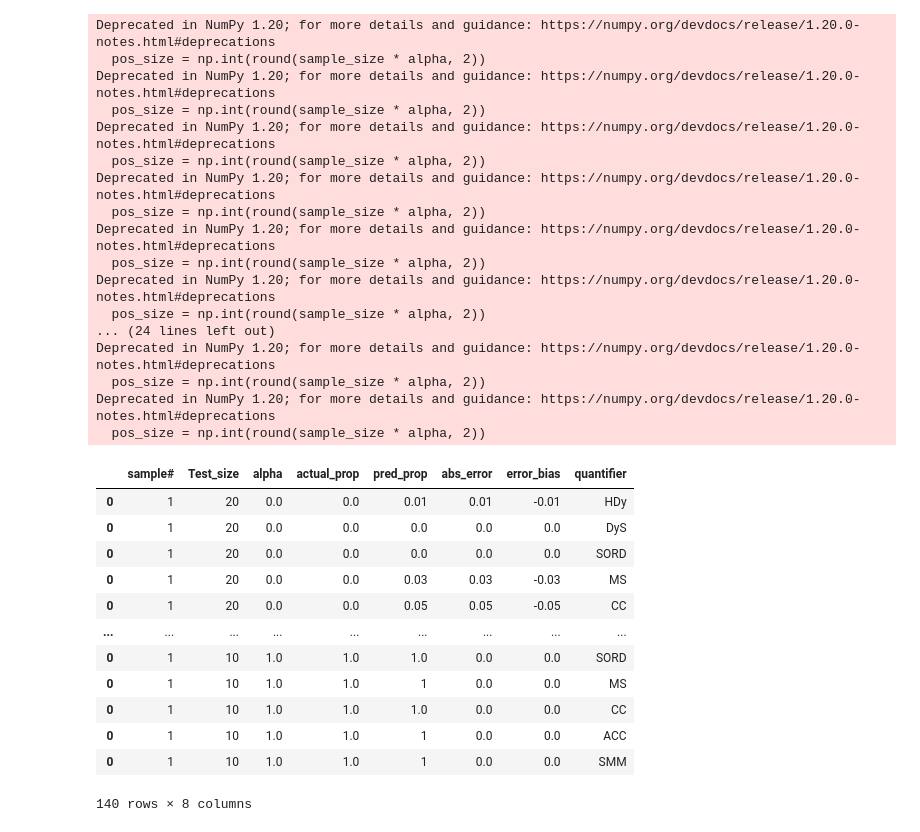
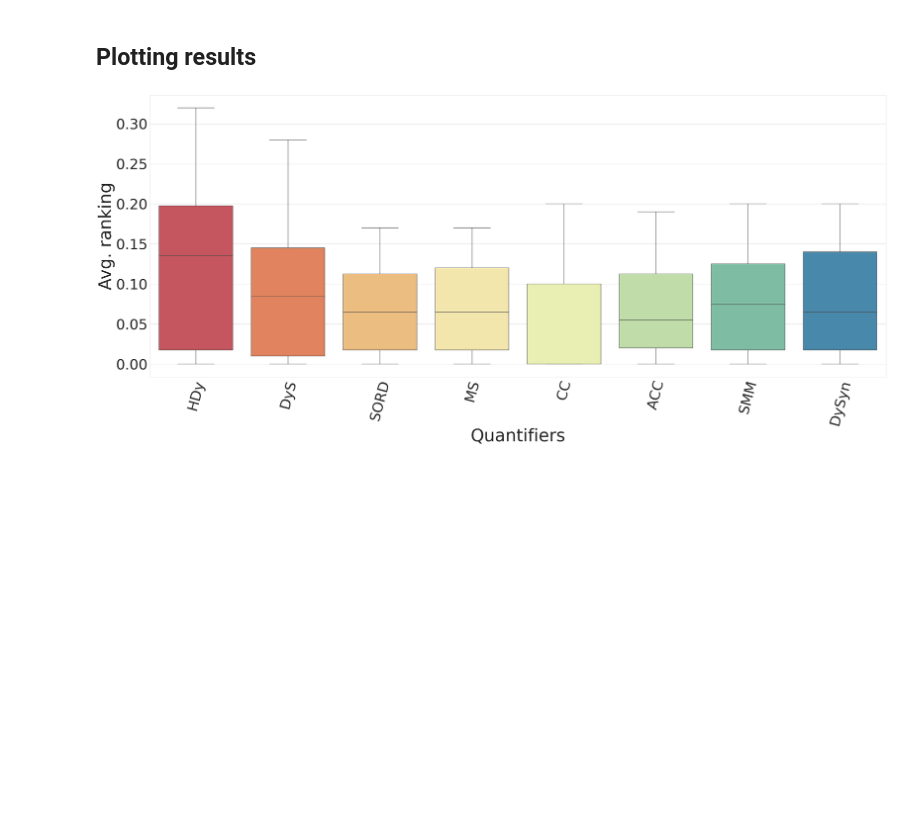
Before and after one commit to andregustavom/quantifiers4python, a Jupyter notebook: run.ipynb, the cells around one changed output. Cells and saved outputs as stored; diff of their text form; code cells hidden in the pictures; blank space fills up the shorter version.

```diff
--- a/run.ipynb
+++ b/run.ipynb
@@ -53,6 +49,8 @@ from quantifiers.MS import MS
 from quantifiers.T50 import T50
 from quantifiers.EMQ import EMQ
 from quantifiers.CC import CC
+from quantifiers.DySyn import DySyn
+
 
 """This function is an interface for running different quantification methods.
 
@@ -85,13 +83,16 @@ def apply_quantifier(qntMethod, p_score, n_score,test_score, TprFpr, thr, measur
     if qntMethod == "ACC":
         return ACC(test_score, TprFpr)
     if qntMethod == "EMQ":
-        return EMQ(p_score, n_score, test_score)
+        print("EMQ has some bugs!")
+        return 0#EMQ(p_score, n_score, test_score)
     if qntMethod == "SMM":
         return SMM(p_score, n_score, test_score)
     if qntMethod == "HDy":
         return HDy(p_score, n_score, test_score)
     if qntMethod == "DyS":
         return DyS(p_score, n_score, test_score, measure)
+    if qntMethod == "DySyn":
+        return DySyn(test_score)
     if qntMethod == "SORD":
         return SORD(p_score, n_score, test_score)
     if qntMethod == "MS":
@@ -122,7 +123,7 @@ def run_expereiment(X, y):
    #>>>>>>>..............Experimental_setup............>>>>>>>>>>
    vdist = ["topsoe", "jensen_difference", "prob_symm", "ord", "sord", "hellinger"]
    names_vdist = ["TS", "JD", "PS", "ORD", "SORD", "HD"]
-   counters    = ["HDy","DyS-TS","SORD", "MS", "CC", "ACC","SMM"]
+   counters    = ["HDy","DyS-TS","SORD", "MS", "CC", "ACC","SMM", "DySyn"]
    measure     = "topsoe"                   #default measure for DyS
 
    niterations = 1 #how many replicates it will take
@@ -150,17 +151,12 @@ def run_expereiment(X, y):
    df_test_pos = df_test.loc[df_test['class'] == 1] # seperating positive test examples
    df_test_neg = df_test.loc[df_test['class'] == 0] # seperating negative test examples
 
-   max_allowed = min(len(df_test_pos), len(df_test_neg))
-
-
    table=pd.DataFrame()
    for sample_size in batch_sizes:   #[10,100,500], batch_sizes, Varying test set sizes
 
       for alpha in alpha_values: #   Varying positive class distribution
          abs_error = []
          error = []
-         n_pos_pred = []
-         ms_per_example = []
          for iter in range(niterations):
 
             pos_size = np.int(round(sample_size * alpha, 2))
@@ -207,35 +203,36 @@ X = dts.drop(['class'], axis=1)
 y = dts['class']
 
 
-run_expereiment(X, y)
+result = run_expereiment(X, y)
-# %% [output]
-Deprecated in NumPy 1.20; for more details and guidance: https://numpy.org/devdocs/release/1.20.0-notes.html#deprecations
-  pos_size = np.int(round(sample_size * alpha, 2))
-Deprecated in NumPy 1.20; for more details and guidance: https://numpy.org/devdocs/release/1.20.0-notes.html#deprecations
-  pos_size = np.int(round(sample_size * alpha, 2))
-Deprecated in NumPy 1.20; for more details and guidance: https://numpy.org/devdocs/release/1.20.0-notes.html#deprecations
-  pos_size = np.int(round(sample_size * alpha, 2))
-Deprecated in NumPy 1.20; for more details and guidance: https://numpy.org/devdocs/release/1.20.0-notes.html#deprecations
-  pos_size = np.int(round(sample_size * alpha, 2))
-Deprecated in NumPy 1.20; for more details and guidance: https://numpy.org/devdocs/release/1.20.0-notes.html#deprecations
-  pos_size = np.int(round(sample_size * alpha, 2))
-Deprecated in NumPy 1.20; for more details and guidance: https://numpy.org/devdocs/release/1.20.0-notes.html#deprecations
-  pos_size = np.int(round(sample_size * alpha, 2))
-... (24 lines left out)
-Deprecated in NumPy 1.20; for more details and guidance: https://numpy.org/devdocs/release/1.20.0-notes.html#deprecations
-  pos_size = np.int(round(sample_size * alpha, 2))
-Deprecated in NumPy 1.20; for more details and guidance: https://numpy.org/devdocs/release/1.20.0-notes.html#deprecations
-  pos_size = np.int(round(sample_size * alpha, 2))
-|  | sample# | Test_size | alpha | actual_prop | pred_prop | abs_error | error_bias | quantifier |
-| 0 | 1 | 20 | 0.0 | 0.0 | 0.01 | 0.01 | -0.01 | HDy |
-| 0 | 1 | 20 | 0.0 | 0.0 | 0.0 | 0.0 | 0.0 | DyS |
-| 0 | 1 | 20 | 0.0 | 0.0 | 0.0 | 0.0 | 0.0 | SORD |
-| 0 | 1 | 20 | 0.0 | 0.0 | 0.03 | 0.03 | -0.03 | MS |
-| 0 | 1 | 20 | 0.0 | 0.0 | 0.05 | 0.05 | -0.05 | CC |
-| ... | ... | ... | ... | ... | ... | ... | ... | ... |
-| 0 | 1 | 10 | 1.0 | 1.0 | 1.0 | 0.0 | 0.0 | SORD |
-| 0 | 1 | 10 | 1.0 | 1.0 | 1 | 0.0 | 0.0 | MS |
-| 0 | 1 | 10 | 1.0 | 1.0 | 1.0 | 0.0 | 0.0 | CC |
-| 0 | 1 | 10 | 1.0 | 1.0 | 1 | 0.0 | 0.0 | ACC |
-| 0 | 1 | 10 | 1.0 | 1.0 | 1 | 0.0 | 0.0 | SMM |
-140 rows × 8 columns
+# %% [markdown]
+## Plotting results
+# %%
+
+import  matplotlib.pyplot as plt
+import seaborn as sns
+
+sample = result
+margin_left = 0.05
+margin_right= 0.99
+margin_top = 0.99
+margin_bottom = .23
+plt_width = 38
+plt_heigth = 18
+plot_rotation = 75
+axis_font_size = 50
+labels_size = 60
+
+with sns.axes_style("whitegrid"), sns.color_palette('Spectral', sample['quantifier'].nunique()):
+    plt.figure(figsize=(plt_width,plt_heigth))
+    plt.subplots_adjust(left=margin_left, bottom=margin_bottom, right=margin_right, top=margin_top)
+    ax=sns.boxplot(data=sample, x='quantifier', y='abs_error')
+    plt.xticks(rotation =plot_rotation ,fontsize = axis_font_size)
+    plt.yticks(fontsize = axis_font_size)
+    ax.set_xlabel("Quantifiers",fontsize=labels_size)
+    ax.set_ylabel("Avg. ranking",fontsize=labels_size)
+
+#ax.figure.savefig(folder + '/Train_prop_%f'% (train_prop) + 'Test_size %d'% (test_size) + '.png', format="PNG" )
+#ax.figure.savefig(folder + '/Overall_Rank'  + '.pdf', format="PDF" )
+plt.show()
+# %% [output]
+[figure, added]
```
Also changed, not shown: parts of 1 cell of this notebook, 5 other files.
